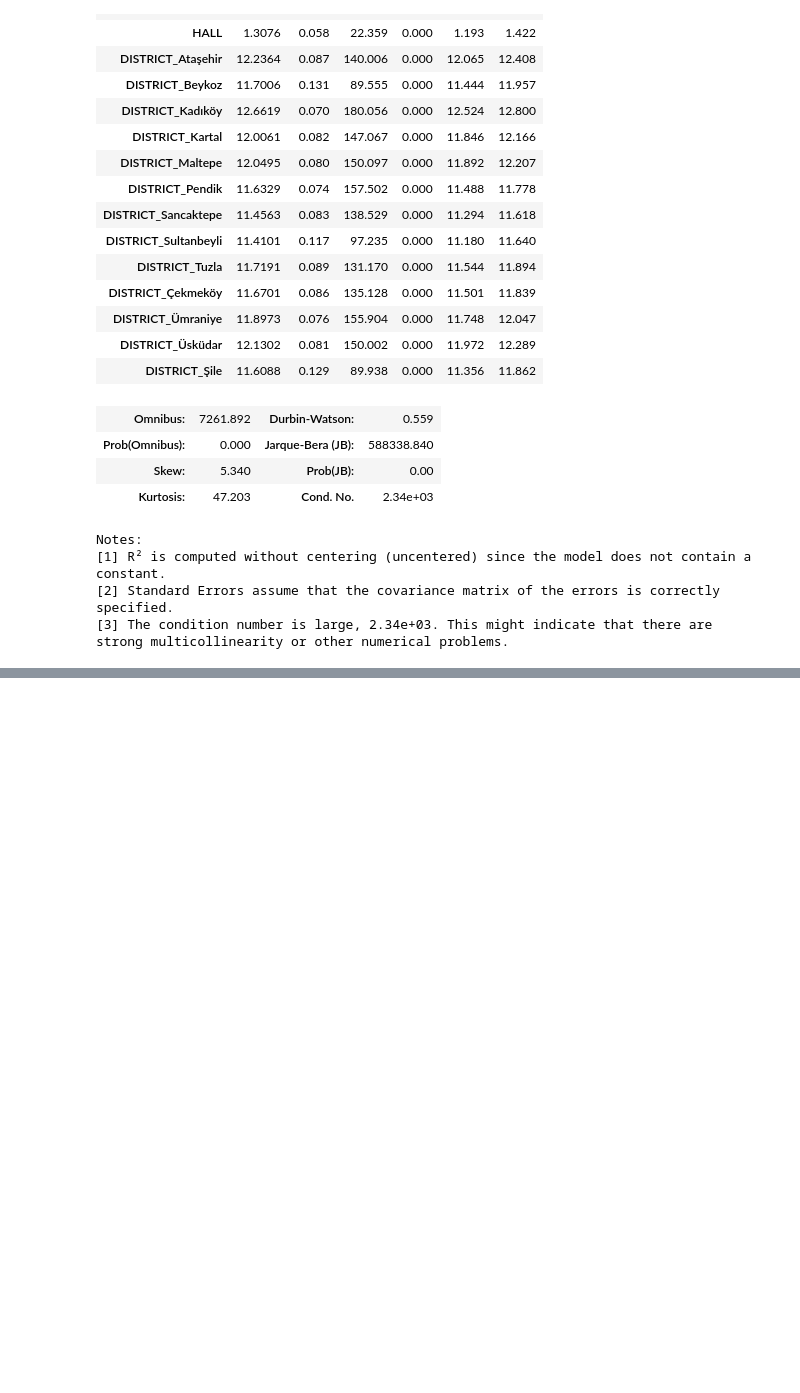
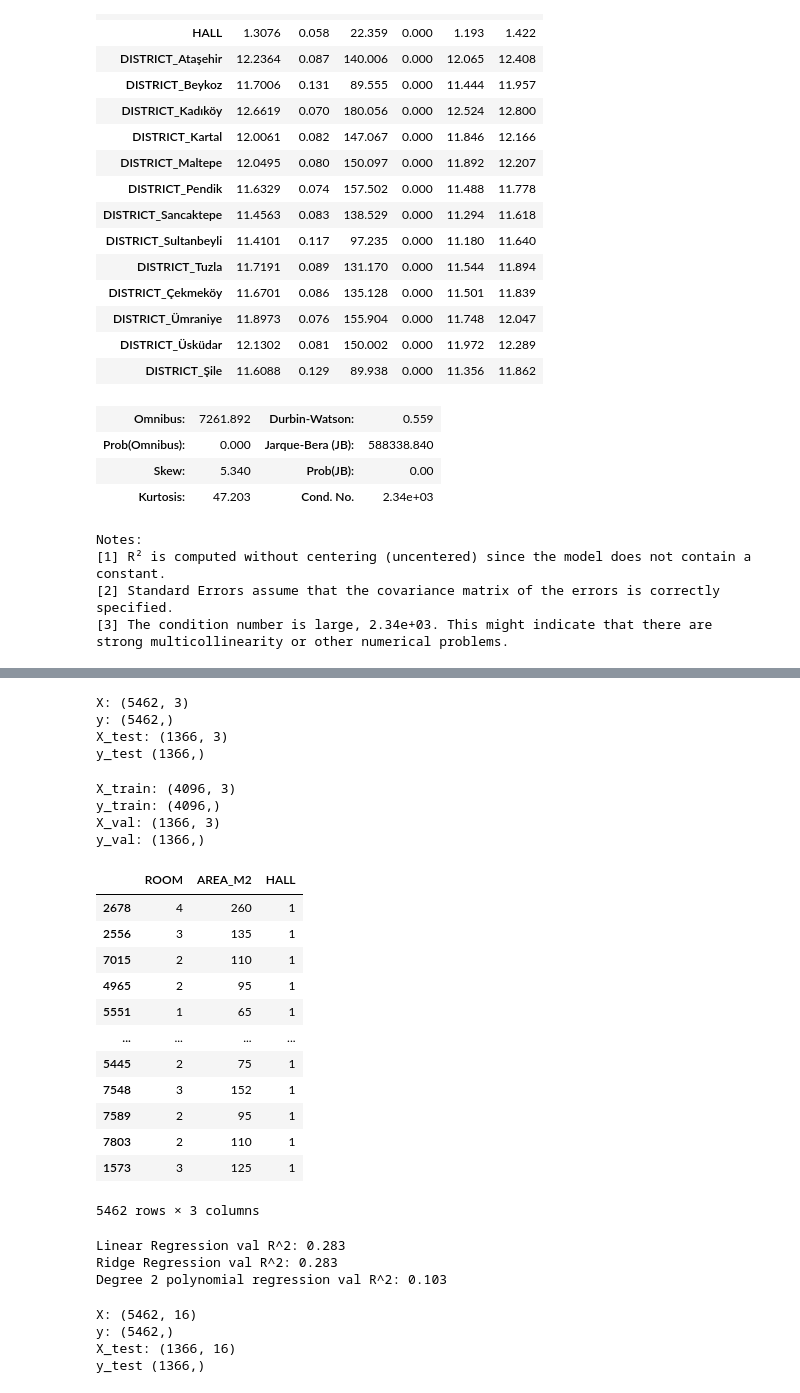
Before and after one commit to berkurkmez/house_price_prediction, a Jupyter notebook: ml-on-df.ipynb, the cells around one changed output, grey strips where cells are left out. Drawn from its saved outputs; the diff is of its cells as text; code cells hidden in the pictures; blank space fills up the shorter version.

Commit message:
creating new model

```diff
--- a/ml-on-df.ipynb
+++ b/ml-on-df.ipynb
@@ -361,0 +379,18 @@ strong multicollinearity or other numerical problems.
+# %%
+# df
+# creating X and Y parameters
+X = df.drop(columns=["TITLE", "NEIGHBOURHOOD", "DISTRICT","PRICE", "PRICE_LOG"])
+y = df.loc[:,"PRICE_LOG"]
+
+# gathering %20 of the dataframe for test
+X, X_test, y, y_test = train_test_split(X, y, test_size=0.2, random_state=42)
+# %%
+print("X:", X.shape)
+print("y:", y.shape)
+print("X_test:", X_test.shape)
+print("y_test", y_test.shape)
+# %% [output]
+X: (5462, 3)
+y: (5462,)
+X_test: (1366, 3)
+y_test (1366,)
@@ -361,0 +399,26 @@ strong multicollinearity or other numerical problems.
+# %%
+print("X_train:", X_train.shape)
+print("y_train:", y_train.shape)
+print("X_val:", X_val.shape)
+print("y_val:", y_val.shape)
+# %% [output]
+X_train: (4096, 3)
+y_train: (4096,)
+X_val: (1366, 3)
+y_val: (1366,)
+# %%
+X
+# %% [output]
+|  | ROOM | AREA_M2 | HALL |
+| 2678 | 4 | 260 | 1 |
+| 2556 | 3 | 135 | 1 |
+| 7015 | 2 | 110 | 1 |
+| 4965 | 2 | 95 | 1 |
+| 5551 | 1 | 65 | 1 |
+| ... | ... | ... | ... |
+| 5445 | 2 | 75 | 1 |
+| 7548 | 3 | 152 | 1 |
+| 7589 | 2 | 95 | 1 |
+| 7803 | 2 | 110 | 1 |
+| 1573 | 3 | 125 | 1 |
+5462 rows × 3 columns
@@ -361,0 +448,15 @@ strong multicollinearity or other numerical problems.
+# %%
+# Validation sonuçları
+
+lm.fit(X_train, y_train)
+print(f'Linear Regression val R^2: {lm.score(X_val, y_val):.3f}')
+
+lm_reg.fit(X_train_scaled, y_train)
+print(f'Ridge Regression val R^2: {lm_reg.score(X_val_scaled, y_val):.3f}')
+
+lm_poly.fit(X_train_poly, y_train)
+print(f'Degree 2 polynomial regression val R^2: {lm_poly.score(X_val_poly, y_val):.3f}')
+# %% [output]
+Linear Regression val R^2: 0.283
+Ridge Regression val R^2: 0.283
+Degree 2 polynomial regression val R^2: 0.103
@@ -361,0 +472,10 @@ strong multicollinearity or other numerical problems.
+# %%
+print("X:", X.shape)
+print("y:", y.shape)
+print("X_test:", X_test.shape)
+print("y_test", y_test.shape)
+# %% [output]
+X: (5462, 16)
+y: (5462,)
+X_test: (1366, 16)
+y_test (1366,)
```
Also changed, not shown: parts of 12 cells of this notebook.
